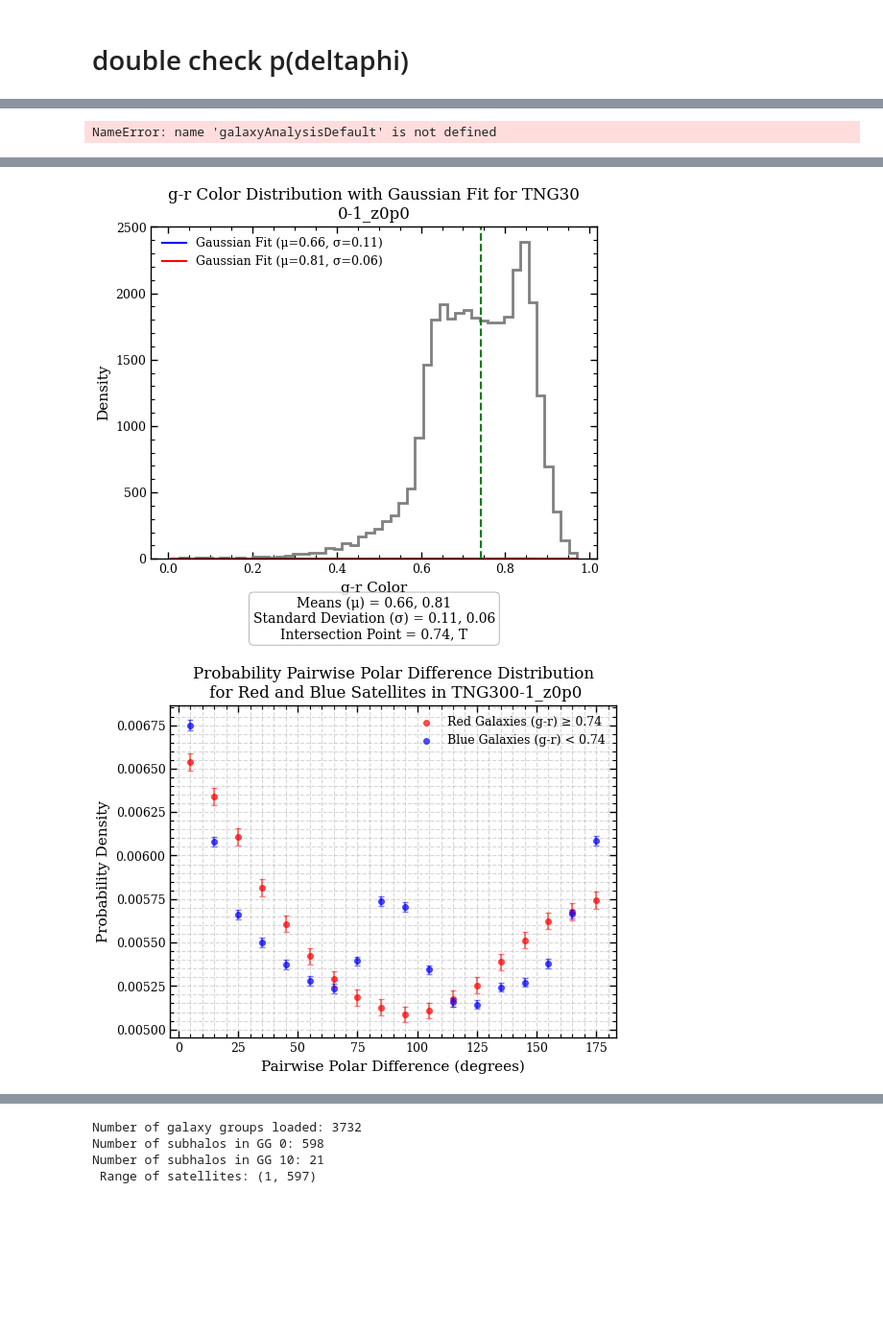
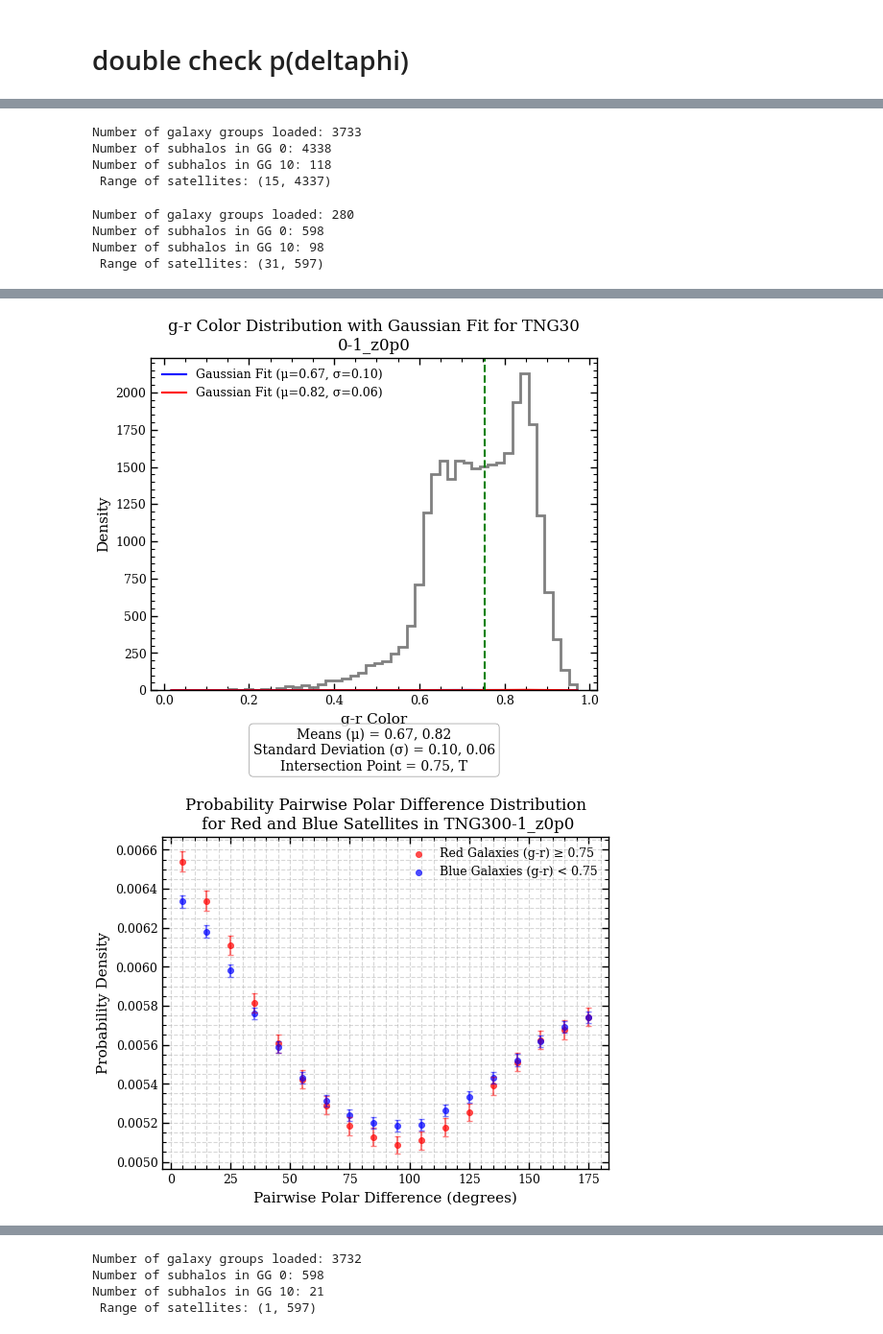
Before and after one commit to poulinal/sat-lopsidedness, a Jupyter notebook: src/myproject/redshiftGalaxyGroup copy 3.ipynb, the cells around one changed output, grey strips where cells are left out. Shown at 96% size. Drawn from its saved outputs; the diff is of its cells as text; code cells hidden in the pictures; blank space fills up the shorter version.

Commit message:
fixed hump in middle -- could be issue with getRedshiftGalaxyGroupData and the boxsize... also issue with tempsavedir where plots would not update

```diff
--- a/src/myproject/redshiftGalaxyGroup copy 3.ipynb
+++ b/src/myproject/redshiftGalaxyGroup copy 3.ipynb
@@ -7,4 +18,4 @@ from myproject.redshiftGalaxyAnalysis import GalaxyAnalysis
 # %%
 galaxyAnalysisSDSS = GalaxyAnalysis(generalRewrite=True)
-galaxyAnalysisDefault = GalaxyAnalysis(generalRewrite=True, luminosityType='Default')
+galaxyAnalysisDefault = GalaxyAnalysis(generalRewrite=True, luminosityType='Default', loaded_list_of_galaxy_groupsRaw=galaxyAnalysisSDSS.loaded_list_of_galaxy_groupsRaw)
 # %% [output]
@@ -372,13 +396,28 @@ Warning: Raw arrays have different lengths, padding to 6927030 with NaN for savi
+# %%
+#check the number of galaxy groups loaded
+print(f'Number of galaxy groups loaded: {galaxyAnalysisDefault.loaded_list_of_galaxy_groupsRaw.getNumGalaxyGroups()}')
+print(f"Number of subhalos in GG 0: {galaxyAnalysisDefault.loaded_list_of_galaxy_groupsRaw.getGalaxyGroupI(0).getNumSubhalos()}")
+print(f"Number of subhalos in GG 10: {galaxyAnalysisDefault.loaded_list_of_galaxy_groupsRaw.getGalaxyGroupI(10).getNumSubhalos()}")
+print(f' Range of satellites: {galaxyAnalysisDefault.loaded_list_of_galaxy_groupsRaw.getRangeOfNumSubhalos()}')
+# %% [output]
+Number of galaxy groups loaded: 3733
+Number of subhalos in GG 0: 4338
+Number of subhalos in GG 10: 118
+ Range of satellites: (15, 4337)
 # %%
-print(galaxyAnalysisDefault.loaded_list_of_galaxy_groupsRaw.getNumGalaxyGroups())
-print(galaxyAnalysisDefault.loaded_list_of_galaxy_groupsRaw.getGalaxyGroupI(0).getNumSubhalos())
-print(galaxyAnalysisDefault.loaded_list_of_galaxy_groupsRaw.getGalaxyGroupI(0).getSubhaloI(5).getFlag())
-print(galaxyAnalysisDefault.loaded_list_of_galaxy_groupsRaw.getGalaxyGroupI(1000).getNumSubhalos())
+#check the number of galaxy groups loaded
+print(f'Number of galaxy groups loaded: {galaxyAnalysisDefault.filtered_gt14_list_of_galaxy_groups.getNumGalaxyGroups()}')
+print(f"Number of subhalos in GG 0: {galaxyAnalysisDefault.filtered_gt14_list_of_galaxy_groups.getGalaxyGroupI(0).getNumSubhalos()}")
+print(f"Number of subhalos in GG 10: {galaxyAnalysisDefault.filtered_gt14_list_of_galaxy_groups.getGalaxyGroupI(10).getNumSubhalos()}")
+print(f' Range of satellites: {galaxyAnalysisDefault.filtered_gt14_list_of_galaxy_groups.getRangeOfNumSubhalos()}')
 # %% [output]
-NameError: name 'galaxyAnalysisDefault' is not defined
+Number of galaxy groups loaded: 280
+Number of subhalos in GG 0: 598
+Number of subhalos in GG 10: 98
+ Range of satellites: (31, 597)
 # %%
 galaxyAnalysisDefault.setGeneralRewrite(True)
-galaxyAnalysisDefault.pairwisePolarDifferencePlot(galaxyAnalysisDefault.loaded_list_of_galaxy_groupsRaw)
+galaxyAnalysisDefault.pairwisePolarDifferencePlot(galaxyAnalysisDefault.filtered_gt14_list_of_galaxy_groups)
 galaxyAnalysisDefault.redVsBlueDistributionPlot(galaxyAnalysisDefault.filtered_gt14_list_of_galaxy_groups)
 galaxyAnalysisDefault.redVsBluePairwisePlot(galaxyAnalysisDefault.filtered_gt14_list_of_galaxy_groups)
 galaxyAnalysisDefault.setGeneralRewrite(False)
@@ -424,2 +467,2 @@ Warning: Raw arrays have different lengths, padding to 8200773 with NaN for savi
-[figure, old version]
+[figure, new version]
-[figure, old version]
+[figure, new version]
```
Also changed, not shown: parts of 17 cells of this notebook, 5 other files.
